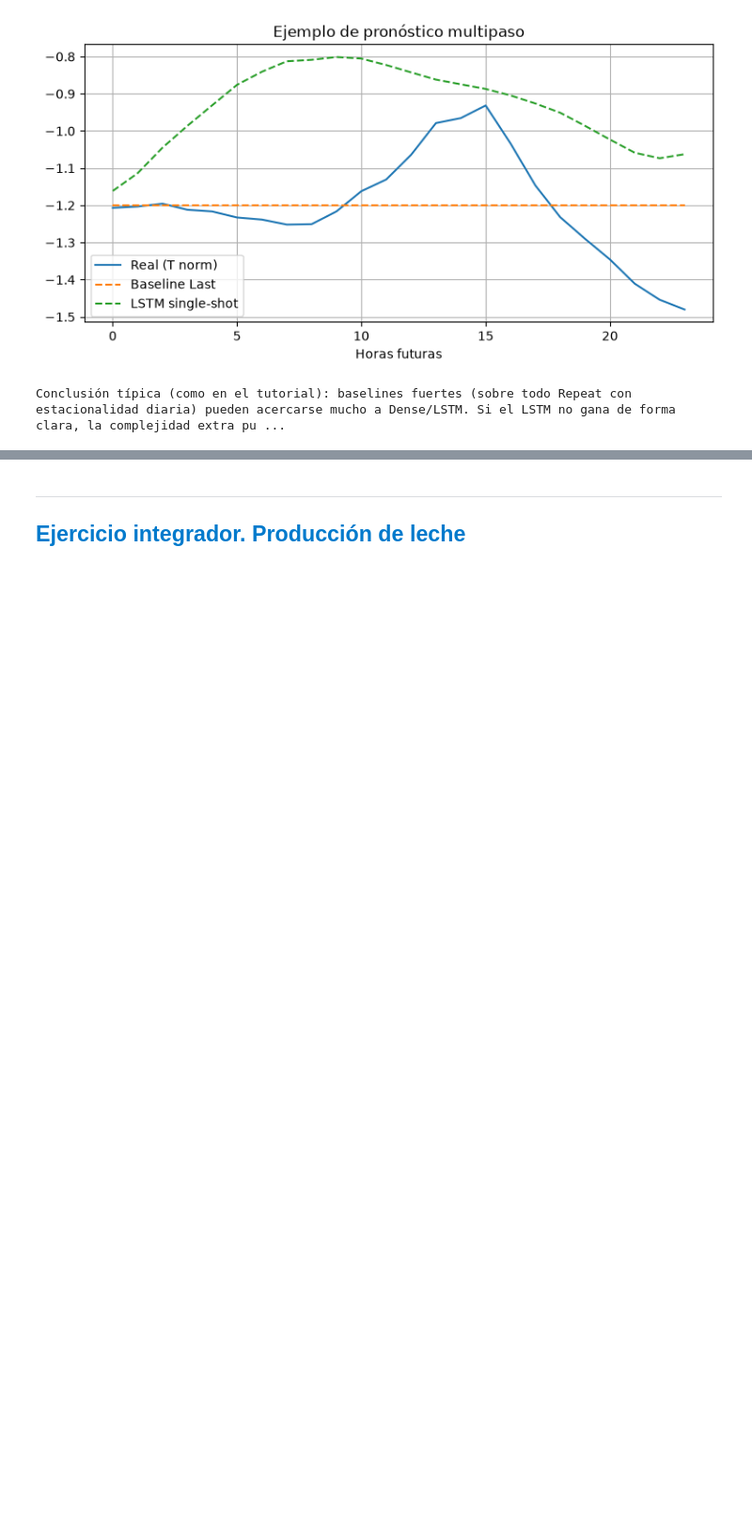
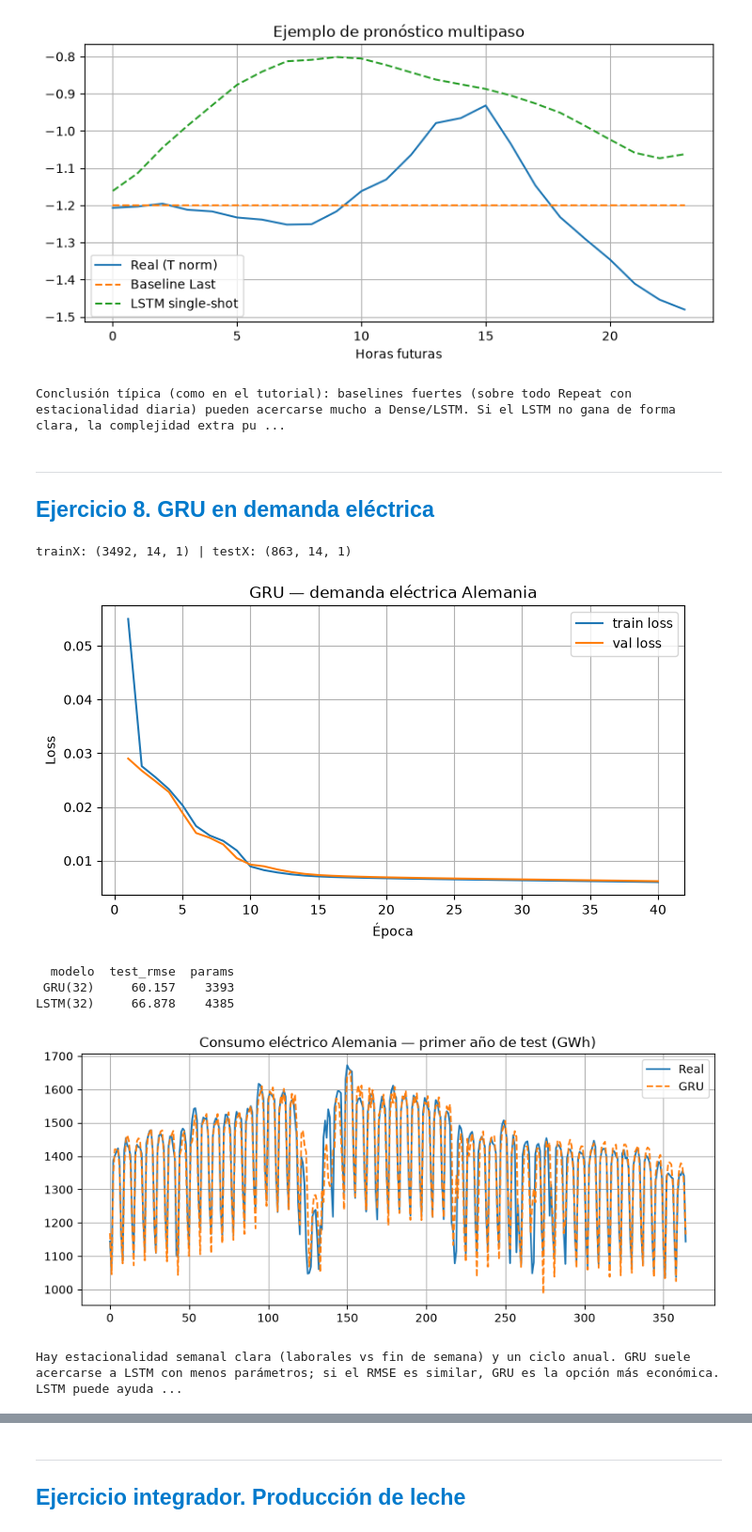
Before and after one commit to contreras-juan/Material-Ciencia-de-Datos, a Jupyter notebook: Deep_Learning/Ejercicios/Soluciones/03_Taller_RNN_LSTM_Solucion.ipynb, the cells around one changed output, grey strips where cells are left out. Shown at 94% size. Cells and saved outputs as stored; diff of their text form; code cells hidden in the pictures; blank space fills up the shorter version.

```diff
--- a/Deep_Learning/Ejercicios/Soluciones/03_Taller_RNN_LSTM_Solucion.ipynb
+++ b/Deep_Learning/Ejercicios/Soluciones/03_Taller_RNN_LSTM_Solucion.ipynb
@@ -646,3 +648,77 @@ Dense   : 0.4645
 LSTM    : 0.3892
 [figure]
 Conclusión típica (como en el tutorial): baselines fuertes (sobre todo Repeat con estacionalidad diaria) pueden acercarse mucho a Dense/LSTM. Si el LSTM no gana de forma clara, la complejidad extra pu ...
+# %% [markdown]
+---
+
+<a id="ejercicio-8"></a>
+<h2 style="color: #007ACC;">Ejercicio 8. GRU en demanda eléctrica</h2>
+# %%
+OPSD_URL = "https://raw.githubusercontent.com/jenfly/opsd/master/opsd_germany_daily.csv"
+opsd = pd.read_csv(OPSD_URL, parse_dates=["Date"])
+series = opsd["Consumption"].values.astype("float32").ravel()
+
+split = int(len(series) * 0.8)
+train_raw, test_raw = series[:split], series[split:]
+scaler_e = MinMaxScaler()
+train_s = scaler_e.fit_transform(train_raw.reshape(-1, 1)).ravel()
+test_s = scaler_e.transform(test_raw.reshape(-1, 1)).ravel()
+
+look_back = 14
+X_tr, y_tr = make_windows_univariate(train_s, look_back)
+X_te, y_te = make_windows_univariate(test_s, look_back)
+print("trainX:", X_tr.shape, "| testX:", X_te.shape)
+
+
+def fit_variant(layer):
+    tf.random.set_seed(SEED)
+    model = Sequential([layer, Dense(1)])
+    model.compile(optimizer="adam", loss="mse")
+    history = model.fit(
+        X_tr, y_tr,
+        validation_split=0.2,
+        epochs=40,
+        batch_size=32,
+        callbacks=[EarlyStopping(monitor="val_loss", patience=8, restore_best_weights=True, verbose=0)],
+        verbose=0,
+    )
+    pred_s = model.predict(X_te, verbose=0)
+    y_true = scaler_e.inverse_transform(y_te.reshape(-1, 1)).ravel()
+    y_pred = scaler_e.inverse_transform(pred_s).ravel()
+    return model, history, y_true, y_pred, rmse(y_true, y_pred)
+
+
+model_gru, hist_gru, y_true, y_gru, rmse_gru = fit_variant(
+    GRU(32, activation="tanh", input_shape=(look_back, 1))
+)
+model_lstm8, hist_lstm8, _, y_lstm8, rmse_lstm8 = fit_variant(
+    LSTM(32, activation="tanh", input_shape=(look_back, 1))
+)
+
+plot_history(hist_gru, "GRU — demanda eléctrica Alemania")
+print(pd.DataFrame([
+    {"modelo": "GRU(32)", "test_rmse": round(rmse_gru, 3), "params": model_gru.count_params()},
+    {"modelo": "LSTM(32)", "test_rmse": round(rmse_lstm8, 3), "params": model_lstm8.count_params()},
+]).to_string(index=False))
+
+plt.figure(figsize=(10, 4))
+plt.plot(y_true[:365], label="Real")
+plt.plot(y_gru[:365], "--", label="GRU")
+plt.title("Consumo eléctrico Alemania — primer año de test (GWh)")
+plt.legend()
+plt.grid(True)
+plt.show()
+
+print(
+    "Hay estacionalidad semanal clara (laborales vs fin de semana) y un ciclo anual. "
+    "GRU suele acercarse a LSTM con menos parámetros; si el RMSE es similar, GRU es "
+    "la opción más económica. LSTM puede ayudar si el error en picos (invierno) queda alto."
+)
+# %% [output]
+trainX: (3492, 14, 1) | testX: (863, 14, 1)
+[figure, added]
+  modelo  test_rmse  params
+ GRU(32)     60.157    3393
+LSTM(32)     66.878    4385
+[figure, added]
+Hay estacionalidad semanal clara (laborales vs fin de semana) y un ciclo anual. GRU suele acercarse a LSTM con menos parámetros; si el RMSE es similar, GRU es la opción más económica. LSTM puede ayuda ...
```
Also changed, not shown: parts of 5 cells of this notebook, 7 other files.
